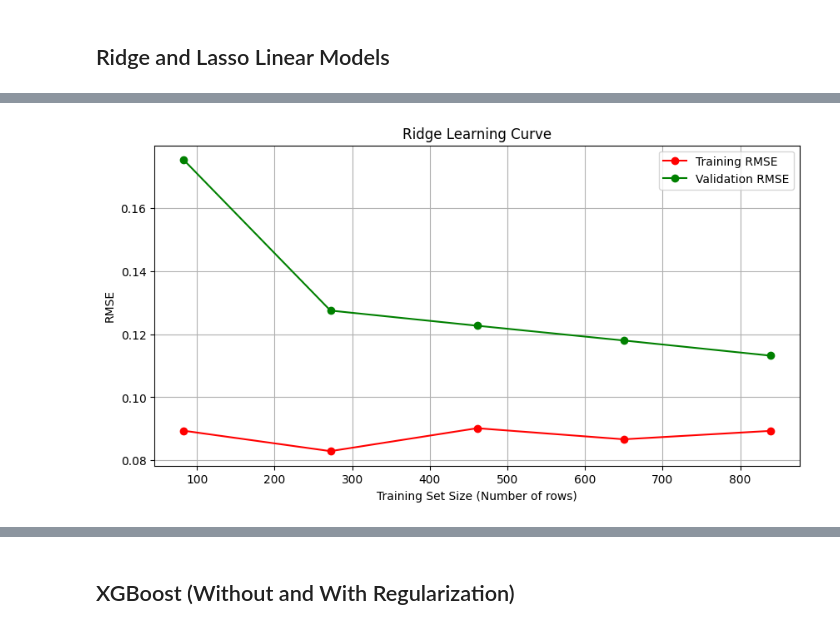
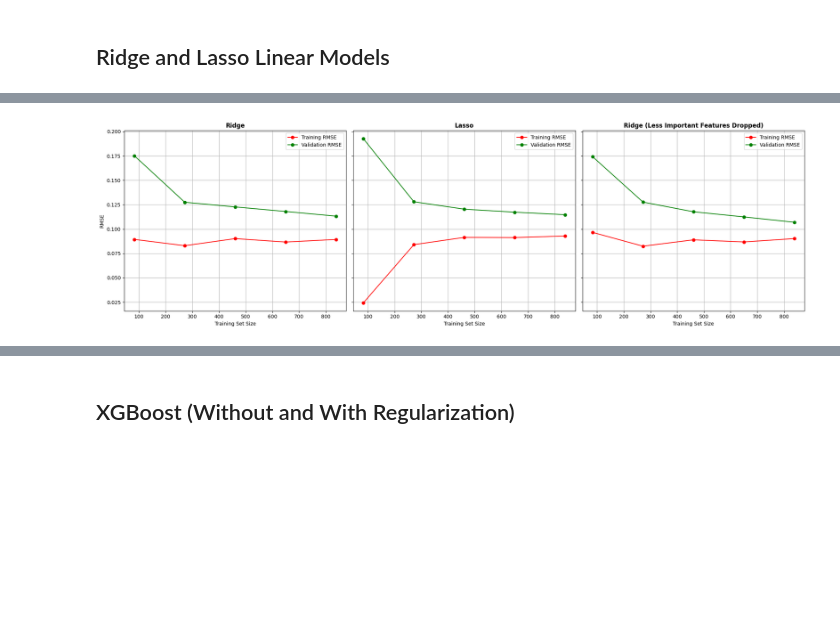
Before and after one commit to Kabir5296/HousingPrices-DS675-Project, a Jupyter notebook: modelling.ipynb, the cells around one changed output, grey strips where cells are left out. Cells and saved outputs as stored; diff of their text form; code cells hidden in the pictures; blank space fills up the shorter version.

```diff
--- a/modelling.ipynb
+++ b/modelling.ipynb
@@ -72,41 +72,79 @@ lasso_model = make_pipeline(
 ridge_model.fit(X_train, Y_train)
 lasso_model.fit(X_train, Y_train)
 
-def get_metrics(model, name):
-    rmse_train = np.sqrt(mean_squared_error(Y_train, model.predict(X_train)))
-    rmse_val   = np.sqrt(mean_squared_error(Y_val, model.predict(X_val)))
-    rmse_test  = np.sqrt(mean_squared_error(Y_test, model.predict(X_test)))
+# Here, slightly better performance in lasso regression means sparsity. what it means is that, setting some features to exactly zero BENIFITS the model.
+
+lasso_estimator = lasso_model[-1]
+selected_mask = lasso_estimator.coef_ != 0
+selected_features = X_train.columns[selected_mask]
+
+print(f"Original Feature Count: {X_train.shape[1]}")
+print(f"Selected Feature Count: {len(selected_features)}")
+print(f"Dropped {X_train.shape[1] - len(selected_features)} features.")
+
+unselected_features = X_train.columns[~selected_mask].tolist()
+
+# now by dropping the unselected features, lets try again with ridge
+X_train_dropped = X_train.drop(columns=unselected_features, axis=0)
+X_val_dropped = X_val.drop(columns=unselected_features, axis=0)
+X_test_dropped = X_test.drop(columns=unselected_features, axis=0)
+
+ridge_model_dropped = make_pipeline(
+    RobustScaler(),
+    RidgeCV(alphas=[0.1, 1, 5, 10, 20], cv=5)
+)
+
+ridge_model_dropped.fit(X_train_dropped, Y_train)
+
+def get_metrics(model, name, train, val, test):
+    rmse_train = np.sqrt(mean_squared_error(Y_train, model.predict(train)))
+    rmse_val   = np.sqrt(mean_squared_error(Y_val, model.predict(val)))
+    rmse_test  = np.sqrt(mean_squared_error(Y_test, model.predict(test)))
     return [name, rmse_train, rmse_val, rmse_test]
 
 results = []
-results.append(get_metrics(ridge_model, "Ridge"))
-results.append(get_metrics(lasso_model, "Lasso"))
+results.append(get_metrics(ridge_model, "Ridge", X_train, X_val, X_test))
+results.append(get_metrics(lasso_model, "Lasso", X_train, X_val, X_test))
+results.append(get_metrics(ridge_model_dropped, "Ridge (dropped features)", X_train_dropped, X_val_dropped, X_test_dropped))
 
 df_results = pd.DataFrame(results, columns=["Model", "Train RMSE", "Valid RMSE", "Test RMSE"])
 print("          RIDGE VS LASSO PERFORMANCE")
 print("-"*40)
 print(df_results.to_string(index=False))
 
-def plot_sklearn_learning_curve(model, X, y, title):
-    train_sizes, train_scores, val_scores = learning_curve(
-        model, X, y, cv=5, scoring='neg_mean_squared_error',
-        train_sizes=np.linspace(0.1, 1.0, 5), n_jobs=-1, random_state=42
-    )
+def plot_combined_learning_curves(models_info, y):
+    fig, axes = plt.subplots(1, 3, figsize=(20, 6), sharey=True)
 
-    train_rmse_mean = np.sqrt(-train_scores.mean(axis=1))
-    val_rmse_mean = np.sqrt(-val_scores.mean(axis=1))
+    for ax, (model, X, title) in zip(axes, models_info):
+        train_sizes, train_scores, val_scores = learning_curve(
+            model, X, y, cv=5, scoring='neg_mean_squared_error',
+            train_sizes=np.linspace(0.1, 1.0, 5), n_jobs=-1, random_state=42
+        )
 
-    plt.figure(figsize=(10, 5))
-    plt.plot(train_sizes, train_rmse_mean, 'o-', color="r", label="Training RMSE")
-    plt.plot(train_sizes, val_rmse_mean, 'o-', color="g", label="Validation RMSE")
-    plt.title(title)
-    plt.xlabel("Training Set Size (Number of rows)")
-    plt.ylabel("RMSE")
-    plt.legend()
-    plt.grid(True)
+        train_rmse_mean = np.sqrt(-train_scores.mean(axis=1))
+        val_rmse_mean = np.sqrt(-val_scores.mean(axis=1))
+        ax.plot(train_sizes, train_rmse_mean, 'o-', color="r", label="Training RMSE")
+        ax.plot(train_sizes, val_rmse_mean, 'o-', color="g", label="Validation RMSE")
+
+        ax.set_title(title, fontsize=12, fontweight='bold')
+        ax.set_xlabel("Training Set Size")
+        ax.grid(True)
+
+        if ax == axes[0]:
+            ax.set_ylabel("RMSE")
+        else:
+            ax.tick_params(labelleft=False)
+
+        ax.legend(loc="best")
+
+    plt.tight_layout()
     plt.show()
 
-# 6. Plot Curves
-plot_sklearn_learning_curve(ridge_model, X_train, Y_train, "Ridge Learning Curve")
-plot_sklearn_learning_curve(lasso_model, X_train, Y_train, "Lasso Learning Curve")
+models_to_plot = [
+    (ridge_model, X_train, "Ridge"),
+    (lasso_model, X_train, "Lasso"),
+    (ridge_model_dropped, X_train_dropped, "Ridge (Less Important Features Dropped)")
+]
+
+plot_combined_learning_curves(models_to_plot, Y_train)
 # %% [output]
@@ -118 +160 @@ Lasso    0.092478    0.114743   0.120141
-[figure, old version]
+[figure, new version]
```
Also changed, not shown: parts of 8 cells of this notebook.
